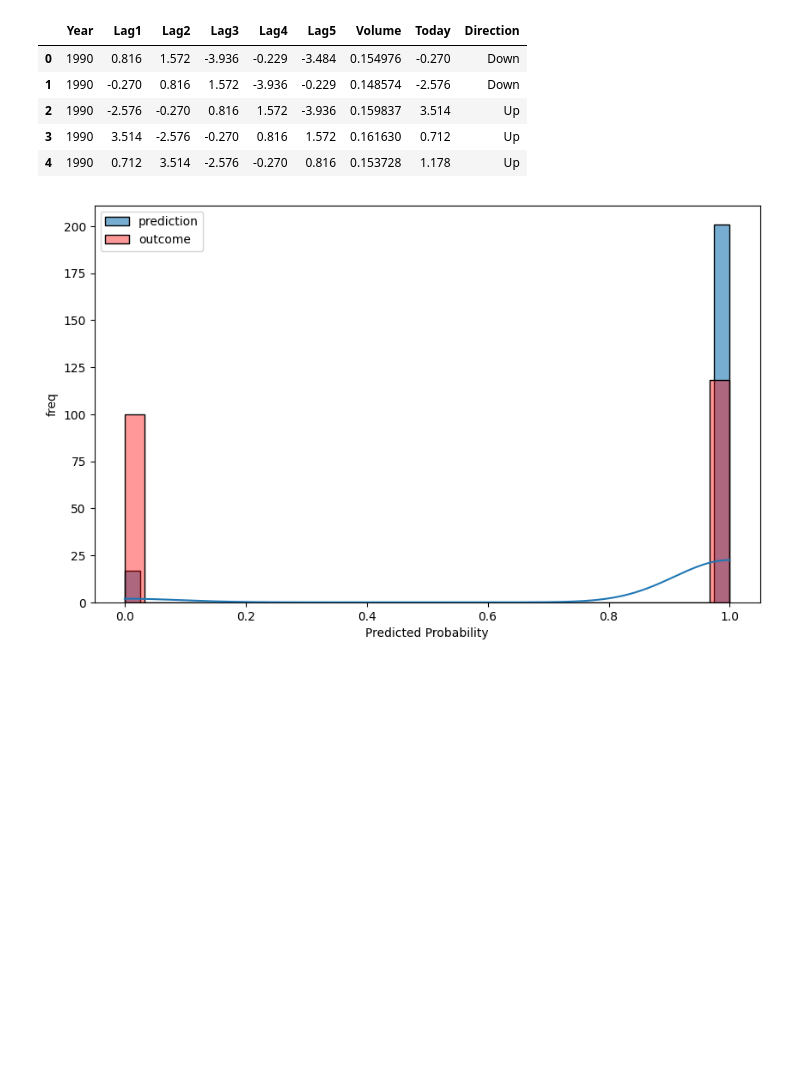
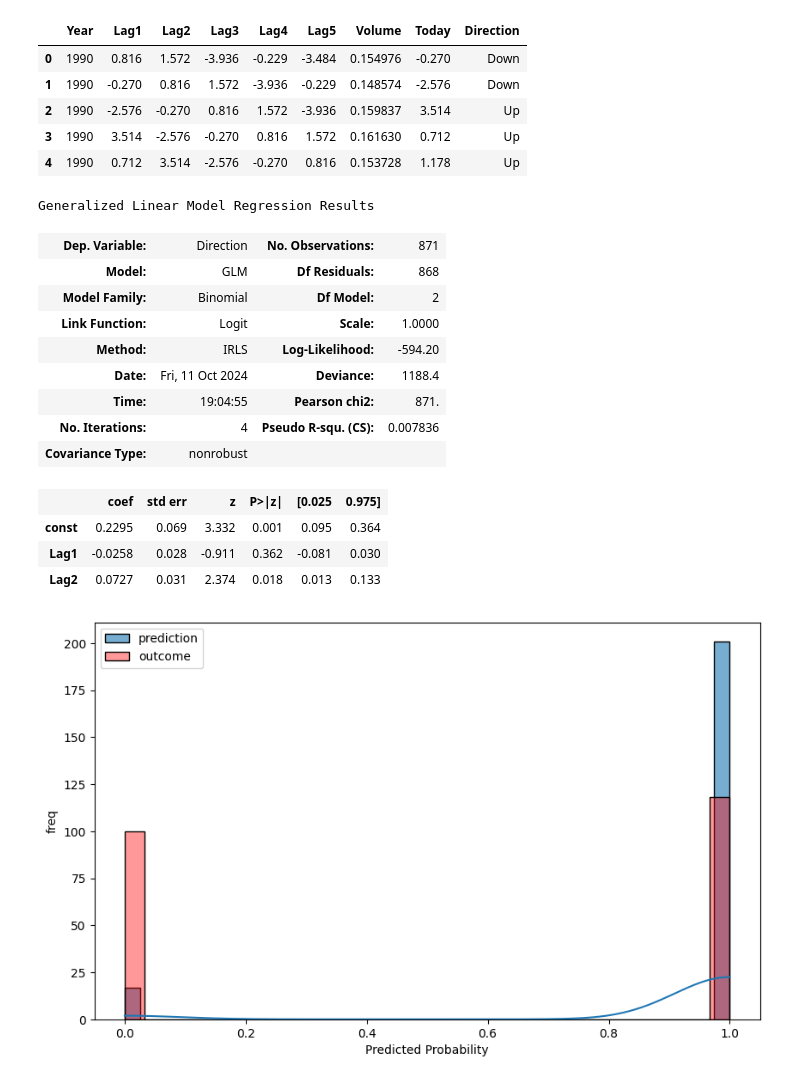
Before and after one commit to woooocoder/machine-learning, a Jupyter notebook: hw4/hw4.ipynb, the cells around one changed output. Drawn from its saved outputs; the diff is of its cells as text; code cells hidden in the pictures; blank space fills up the shorter version.

```diff
--- a/hw4/hw4.ipynb
+++ b/hw4/hw4.ipynb
@@ -186,20 +186,35 @@ Weekly.head()
 | 3 | 1990 | 3.514 | -2.576 | -0.270 | 0.816 | 1.572 | 0.161630 | 0.712 | Up |
 | 4 | 1990 | 0.712 | 3.514 | -2.576 | -0.270 | 0.816 | 0.153728 | 1.178 | Up |
 # %%
-from sklearn.linear_model import LogisticRegression
-
 X = Weekly[['Lag1', 'Lag2']]
 y = Weekly['Direction'].map({ 'Up': 1, 'Down': 0})
 
 X_train, X_test, y_train, y_test = train_test_split(X, y, test_size=0.2, random_state=0)
 
 X_train = sm.add_constant(X_train)
 X_test = sm.add_constant(X_test)
 
 model = sm.GLM(y_train, X_train, family=sm.families.Binomial()).fit()
 
 y_pred_prob = model.predict(X_test)
 y_pred = (y_pred_prob >= 0.5).astype(int)
+
+model.summary()
+# %% [output]
+Generalized Linear Model Regression Results
+| Dep. Variable: | Direction | No. Observations: | 871 |
+| Model: | GLM | Df Residuals: | 868 |
+| Model Family: | Binomial | Df Model: | 2 |
+| Link Function: | Logit | Scale: | 1.0000 |
+| Method: | IRLS | Log-Likelihood: | -594.20 |
+| Date: | Fri, 11 Oct 2024 | Deviance: | 1188.4 |
+| Time: | 19:04:55 | Pearson chi2: | 871. |
+| No. Iterations: | 4 | Pseudo R-squ. (CS): | 0.007836 |
+| Covariance Type: | nonrobust |  |  |
+|  | coef | std err | z | P>|z| | [0.025 | 0.975] |
+| const | 0.2295 | 0.069 | 3.332 | 0.001 | 0.095 | 0.364 |
+| Lag1 | -0.0258 | 0.028 | -0.911 | 0.362 | -0.081 | 0.030 |
+| Lag2 | 0.0727 | 0.031 | 2.374 | 0.018 | 0.013 | 0.133 |
 # %%
 plt.figure(figsize=(10,6))
 sns.histplot(y_pred, bins=39, kde=True, alpha=0.6, label='prediction')
```
Also changed, not shown: parts of 16 cells of this notebook, 1 other file.
